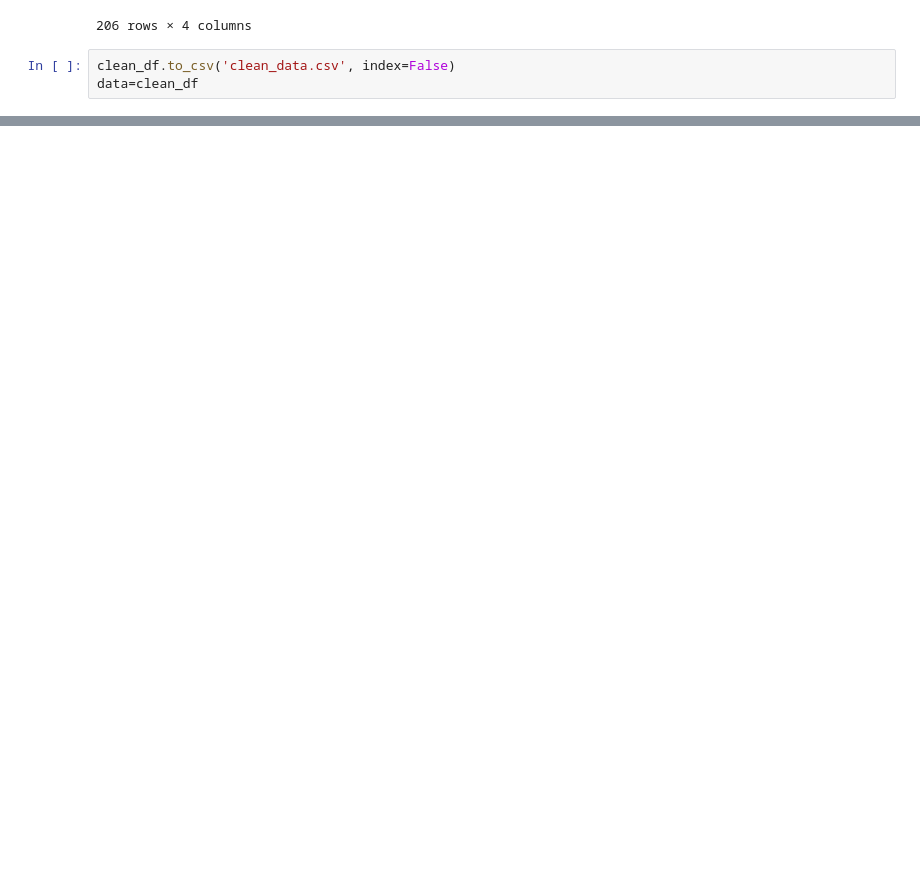
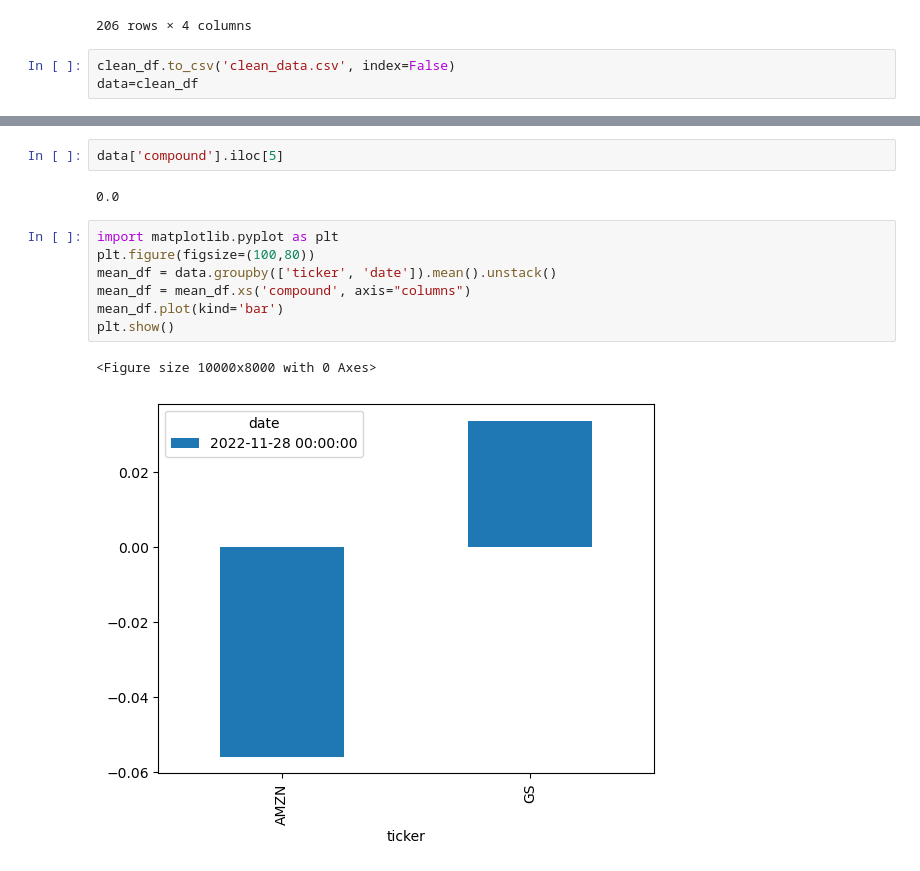
Before and after one commit to msjopyho/SentimentStockAnalysis, a Jupyter notebook: SentimentStocksAnalysisPlayground.ipynb, the cells around one changed output, grey strips where cells are left out. Saved outputs shown, nothing was run; the diff lists cells and outputs as text; blank space fills up the shorter version.

Commit message:
applied sentiment analysis and got readable plot

```diff
--- a/SentimentStocksAnalysisPlayground.ipynb
+++ b/SentimentStocksAnalysisPlayground.ipynb
@@ -118,0 +125,14 @@ plt.show()
+# %%
+data['compound'].iloc[5]
+# %% [output]
+0.0
+# %%
+import matplotlib.pyplot as plt
+plt.figure(figsize=(100,80))
+mean_df = data.groupby(['ticker', 'date']).mean().unstack()
+mean_df = mean_df.xs('compound', axis="columns")
+mean_df.plot(kind='bar')
+plt.show()
+# %% [output]
+<Figure size 10000x8000 with 0 Axes>
+[figure, added]
```
Also changed, not shown: parts of 3 cells of this notebook.
